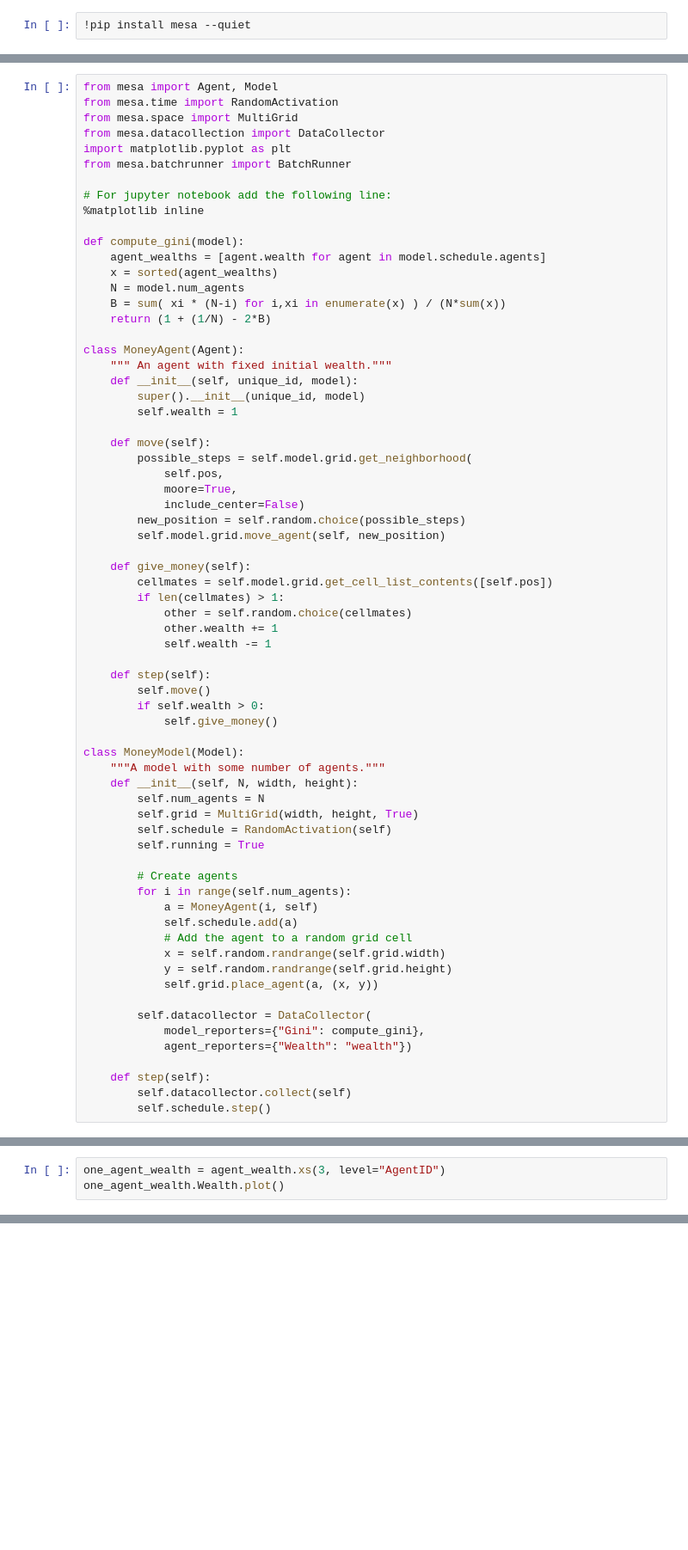
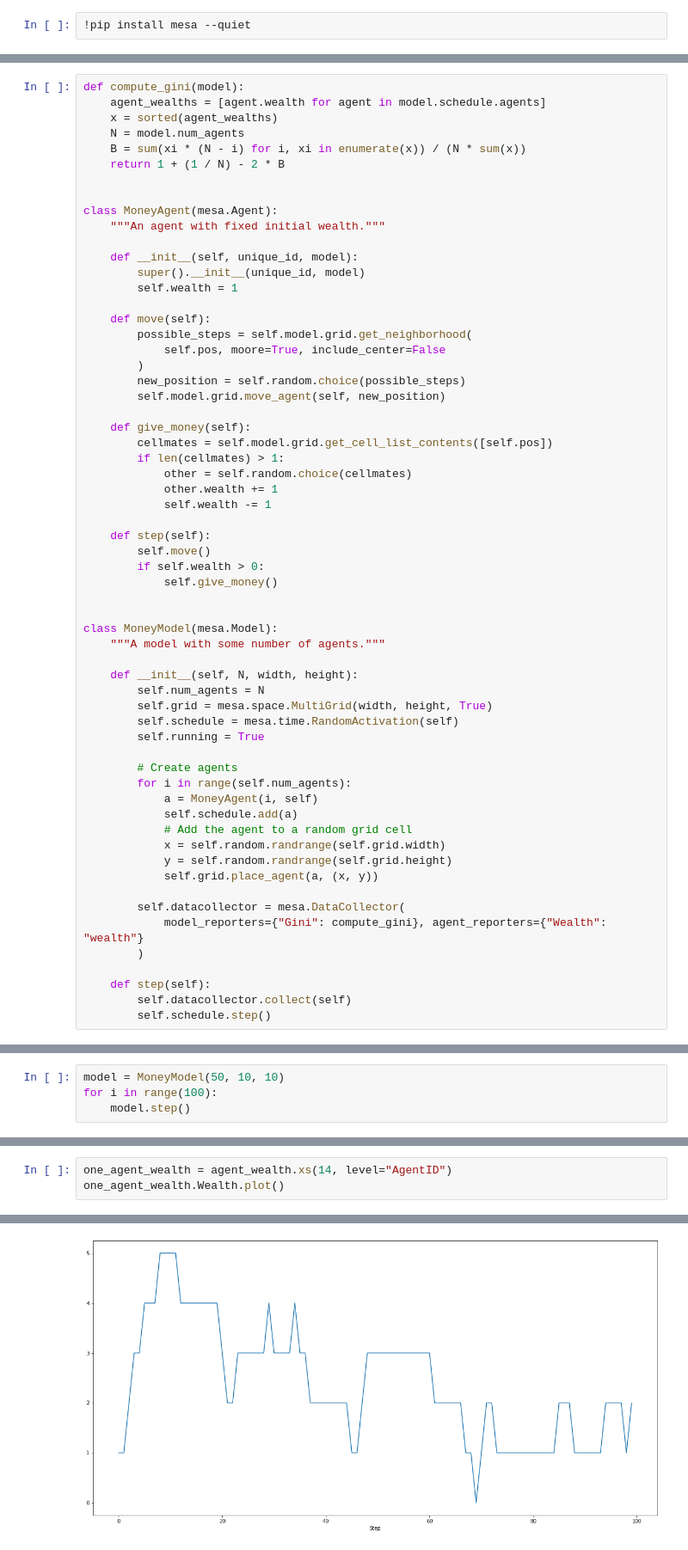
Before and after one commit to edgeofchaos42/mesa_tutorial, a Jupyter notebook: MesaTutorial.ipynb, the cells around one changed output, grey strips where cells are left out. Shown at 86% size. Cells and saved outputs as stored; diff of their text form; blank space fills up the shorter version.

```diff
--- a/MesaTutorial.ipynb
+++ b/MesaTutorial.ipynb
@@ -5,32 +13,23 @@
 # %%
-from mesa import Agent, Model
-from mesa.time import RandomActivation
-from mesa.space import MultiGrid
-from mesa.datacollection import DataCollector
-import matplotlib.pyplot as plt
-from mesa.batchrunner import BatchRunner
-
-# For jupyter notebook add the following line:
-%matplotlib inline
-
 def compute_gini(model):
     agent_wealths = [agent.wealth for agent in model.schedule.agents]
     x = sorted(agent_wealths)
     N = model.num_agents
-    B = sum( xi * (N-i) for i,xi in enumerate(x) ) / (N*sum(x))
-    return (1 + (1/N) - 2*B)
+    B = sum(xi * (N - i) for i, xi in enumerate(x)) / (N * sum(x))
+    return 1 + (1 / N) - 2 * B
 
-class MoneyAgent(Agent):
-    """ An agent with fixed initial wealth."""
+
+class MoneyAgent(mesa.Agent):
+    """An agent with fixed initial wealth."""
+
     def __init__(self, unique_id, model):
         super().__init__(unique_id, model)
         self.wealth = 1
 
     def move(self):
         possible_steps = self.model.grid.get_neighborhood(
-            self.pos,
-            moore=True,
-            include_center=False)
+            self.pos, moore=True, include_center=False
+        )
         new_position = self.random.choice(possible_steps)
         self.model.grid.move_agent(self, new_position)
 
@@ -46,12 +45,14 @@ class MoneyAgent(Agent):
         if self.wealth > 0:
             self.give_money()
 
-class MoneyModel(Model):
+
+class MoneyModel(mesa.Model):
     """A model with some number of agents."""
+
     def __init__(self, N, width, height):
         self.num_agents = N
-        self.grid = MultiGrid(width, height, True)
-        self.schedule = RandomActivation(self)
+        self.grid = mesa.space.MultiGrid(width, height, True)
+        self.schedule = mesa.time.RandomActivation(self)
         self.running = True
 
         # Create agents
@@ -63,9 +64,9 @@ class MoneyModel(Model):
             y = self.random.randrange(self.grid.height)
             self.grid.place_agent(a, (x, y))
 
-        self.datacollector = DataCollector(
-            model_reporters={"Gini": compute_gini},
-            agent_reporters={"Wealth": "wealth"})
+        self.datacollector = mesa.DataCollector(
+            model_reporters={"Gini": compute_gini}, agent_reporters={"Wealth": "wealth"}
+        )
 
     def step(self):
         self.datacollector.collect(self)
@@ -91,0 +76,4 @@ plt.scatter(run_data.N, run_data.Gini)
+# %%
+model = MoneyModel(50, 10, 10)
+for i in range(100):
+    model.step()
@@ -107,4 +110,4 @@ NameError: ignored
 # %%
-one_agent_wealth = agent_wealth.xs(3, level="AgentID")
+one_agent_wealth = agent_wealth.xs(14, level="AgentID")
 one_agent_wealth.Wealth.plot()
 # %% [output]
@@ -111,0 +115 @@ NameError: ignored
+[figure, added]
```
Also changed, not shown: parts of 20 cells of this notebook.
